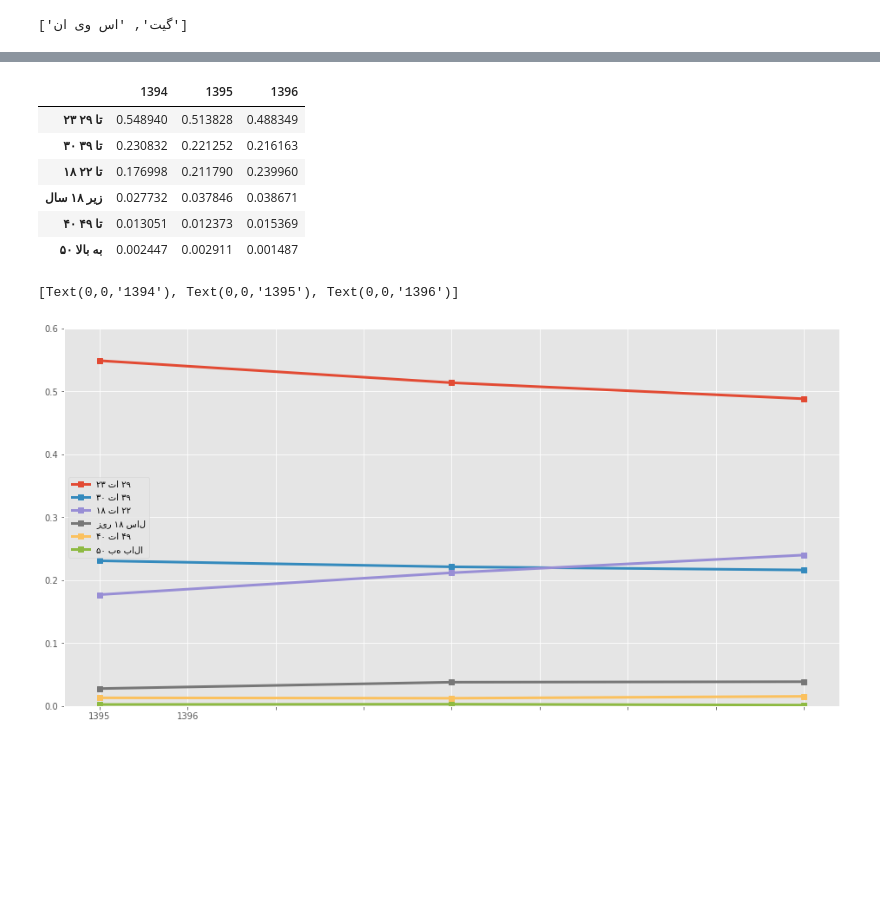
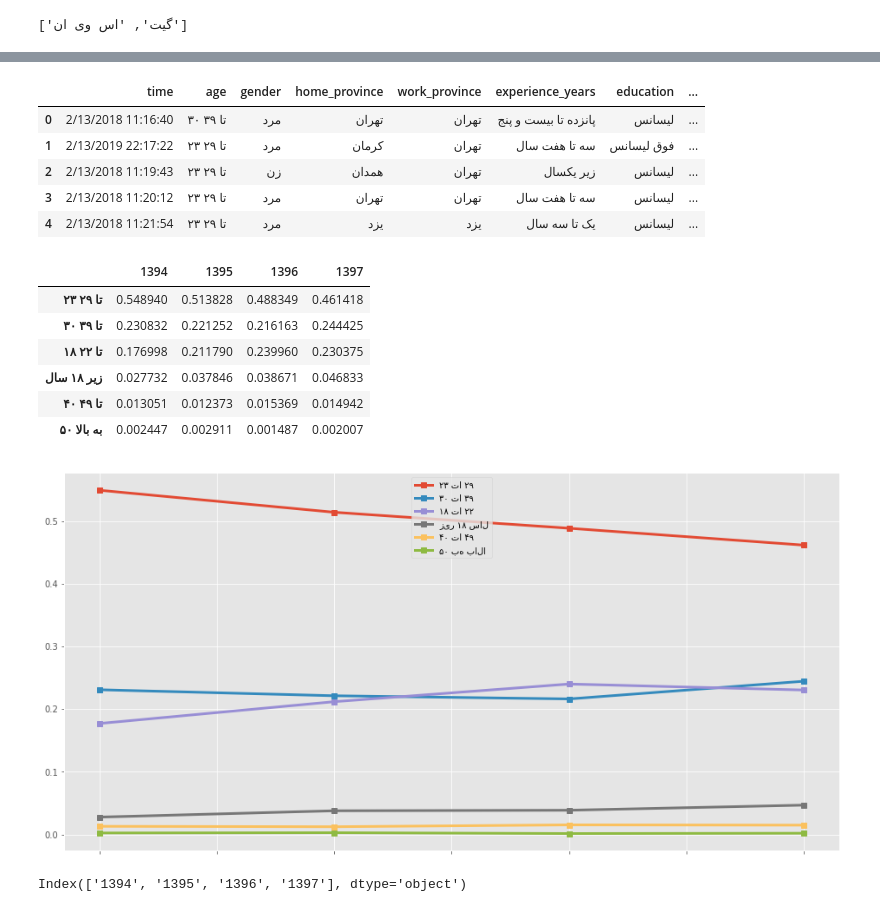
Before and after one commit to saeedesmaili/iran-developers-salary, a Jupyter notebook: Analysis-draft.ipynb, the cells around one changed output, grey strips where cells are left out. Cells and saved outputs as stored; diff of their text form; code cells hidden in the pictures; blank space fills up the shorter version.

Commit message:
add 1397 data

```diff
--- a/Analysis-draft.ipynb
+++ b/Analysis-draft.ipynb
@@ -257,3 +257,6 @@ df_96.head()
 df_96.source_control[2]
 # %% [output]
 ['گیت', 'اس وی ان']
+# %%
+df_97 = pd.read_csv('data/1397.csv')
+df_97.head()
@@ -260,23 +270,64 @@ df_96.source_control[2]
+# %%
+df_97.columns = ('time', 'age', 'gender', 'home_province', 'work_province', 'experience_years', 'education', 'international_certificates', 'learning_per_week', 'where_do_you_learn', 'fun_projects_per_week', 'books_read_last_three_months', 'programming_languages', 'want_to_work_languages', 'database', 'desktop_os', 'server_os', 'mobile_os', 'ide', 'ide_theme', 'source_control', 'technology', 'most_used_service', 'tab_or_space', 'drinks', 'style_', 'change_in_body', 'about_you', 'music_style', 'relationship', 'how_many_devices', 'position', 'company_type', 'employees', 'avg_monthly_salary', 'company_benefits', 'work_type', 'work_way', 'wage_per_hour', 'satisfaction', 'is_programming_your_main_job')
+# %%
+df_97.fillna("هیچکدام", inplace=True)
+
+
+df_97['programming_languages'] = df_97.programming_languages.apply(lambda x: x.split(';'))
+df_97['want_to_work_languages'] = df_97.want_to_work_languages.apply(lambda x: x.split(';'))
+df_97['database'] = df_97.database.apply(lambda x: x.split(';'))
+df_97['desktop_os'] = df_97.desktop_os.apply(lambda x: x.split(';'))
+df_97['server_os'] = df_97.server_os.apply(lambda x: x.split(';'))
+
+df_97['mobile_os'] = df_97.mobile_os.str.replace("Dump phones \(1100, ...\)", "Dump phones")
+df_97['mobile_os'] = df_97.mobile_os.apply(lambda x: x.split(';'))
+
+df_97['ide'] = df_97.ide.apply(lambda x: x.split(';'))
+df_97['source_control'] = df_97.source_control.apply(lambda x: x.split(';'))
+df_97['technology'] = df_97.technology.apply(lambda x: x.split(';'))
+df_97['drinks'] = df_97.drinks.apply(lambda x: x.split(';'))
+df_97['change_in_body'] = df_97.change_in_body.apply(lambda x: x.split(';'))
+df_97['music_style'] = df_97.music_style.apply(lambda x: x.split(';'))
+df_97['position'] = df_97.position.apply(lambda x: x.split(';'))
+df_97['company_type'] = df_97.company_type.apply(lambda x: x.split(';'))
+df_97['company_benefits'] = df_97.company_benefits.apply(lambda x: x.split(';'))
+df_97['style_'] = df_97.style_.apply(lambda x: x.split(';'))
+df_97['where_do_you_learn'] = df_97.where_do_you_learn.apply(lambda x: x.split(';'))
+df_97['most_used_service'] = df_97.most_used_service.apply(lambda x: x.split(';'))
+df_97['about_you'] = df_97.about_you.apply(lambda x: x.split(';'))
+
+df_97.head()
+# %% [output]
+|  | time | age | gender | home_province | work_province | experience_years | education | ... |
+| 0 | 2/13/2018 11:16:40 | ۳۰ تا ۳۹ | مرد | تهران | تهران | پانزده تا بیست و پنج | لیسانس | ... |
+| 1 | 2/13/2019 22:17:22 | ۲۳ تا ۲۹ | مرد | کرمان | تهران | سه تا هفت سال | فوق لیسانس | ... |
+| 2 | 2/13/2018 11:19:43 | ۲۳ تا ۲۹ | زن | همدان | تهران | زیر یکسال | لیسانس | ... |
+| 3 | 2/13/2018 11:20:12 | ۲۳ تا ۲۹ | مرد | تهران | تهران | سه تا هفت سال | لیسانس | ... |
+| 4 | 2/13/2018 11:21:54 | ۲۳ تا ۲۹ | مرد | یزد | یزد | یک تا سه سال | لیسانس | ... |
 # %%
 df_age = pd.DataFrame(df_94.age.value_counts(normalize=True))
 df_age.columns = ("1394",)
 df_age["1395"] = df_95.age.value_counts(normalize=True)
 df_age["1396"] = df_96.age.value_counts(normalize=True)
+df_age["1397"] = df_97.age.value_counts(normalize=True)
 df_age
 # %% [output]
-|  | 1394 | 1395 | 1396 |
-| ۲۳ تا ۲۹ | 0.548940 | 0.513828 | 0.488349 |
-| ۳۰ تا ۳۹ | 0.230832 | 0.221252 | 0.216163 |
-| ۱۸ تا ۲۲ | 0.176998 | 0.211790 | 0.239960 |
-| زیر ۱۸ سال | 0.027732 | 0.037846 | 0.038671 |
-| ۴۰ تا ۴۹ | 0.013051 | 0.012373 | 0.015369 |
-| ۵۰ به بالا | 0.002447 | 0.002911 | 0.001487 |
+|  | 1394 | 1395 | 1396 | 1397 |
+| ۲۳ تا ۲۹ | 0.548940 | 0.513828 | 0.488349 | 0.461418 |
+| ۳۰ تا ۳۹ | 0.230832 | 0.221252 | 0.216163 | 0.244425 |
+| ۱۸ تا ۲۲ | 0.176998 | 0.211790 | 0.239960 | 0.230375 |
+| زیر ۱۸ سال | 0.027732 | 0.037846 | 0.038671 | 0.046833 |
+| ۴۰ تا ۴۹ | 0.013051 | 0.012373 | 0.015369 | 0.014942 |
+| ۵۰ به بالا | 0.002447 | 0.002911 | 0.001487 | 0.002007 |
 # %%
 ax = df_age.T.plot(kind="line", style="s-", figsize=(16,8), linewidth=3)
 
-plt.gca().set_ylim([0,.6])
+#plt.gca().set_ylim([0,.6])
 
-ax.set_xticklabels(df_age.columns)
+#ax.set_xticklabels(df_age.columns)
 # %% [output]
-[Text(0,0,'1394'), Text(0,0,'1395'), Text(0,0,'1396')]
-[figure, old version]
+[figure, new version]
+# %%
+df_age.columns
+# %% [output]
+Index(['1394', '1395', '1396', '1397'], dtype='object')
```
Also changed, not shown: parts of 3 cells of this notebook, 5 other files.
